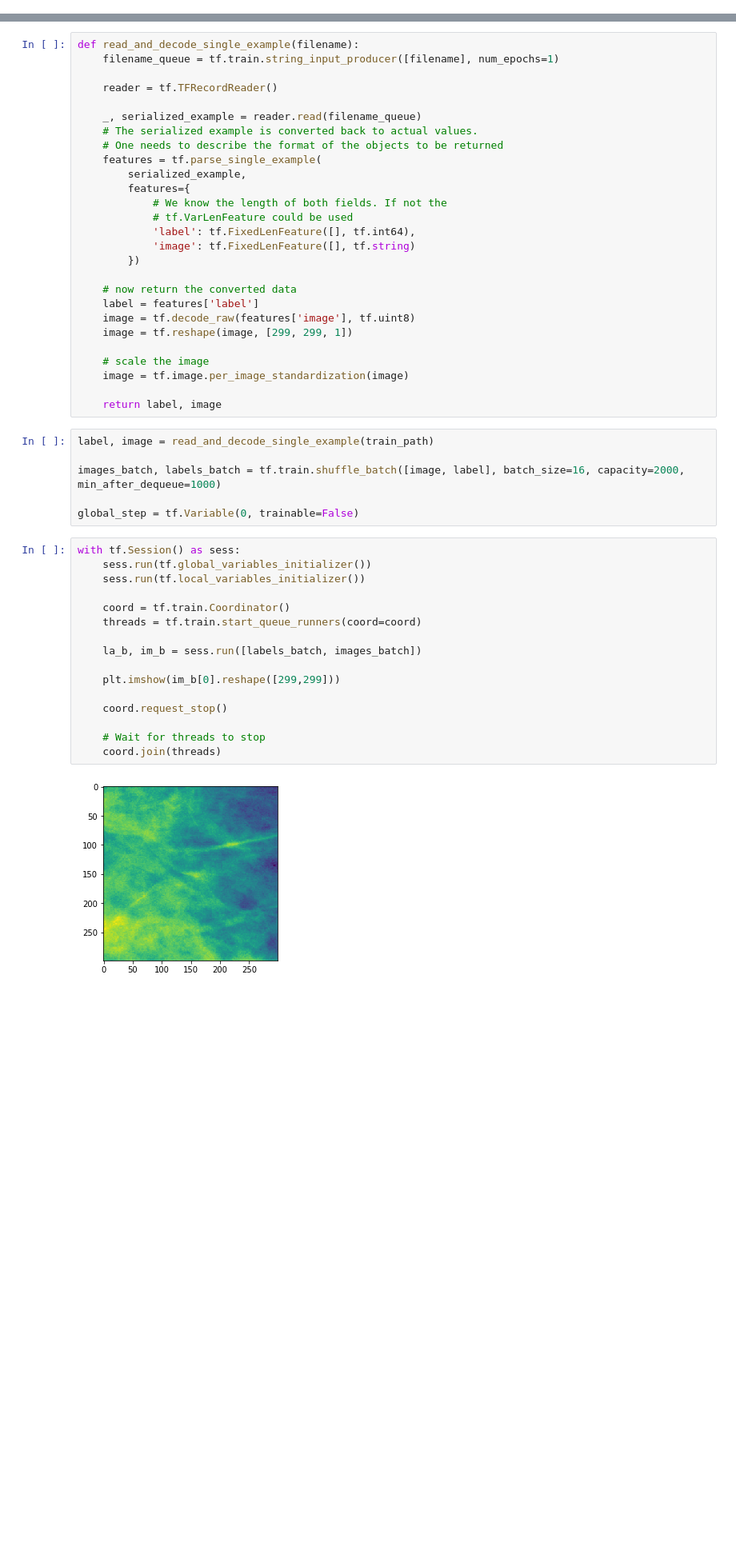
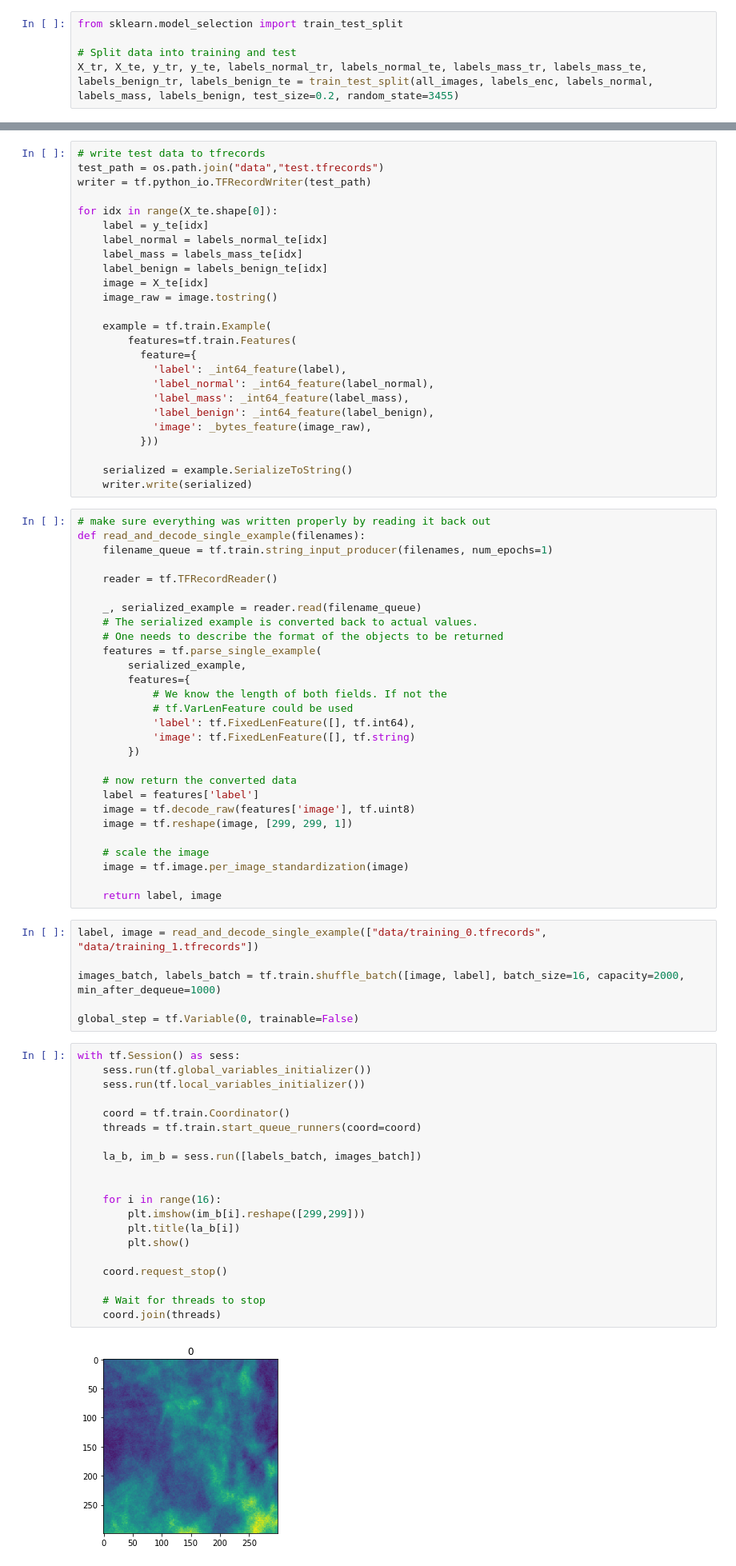
Before and after one commit to escuccim/mias-mammography, a Jupyter notebook: write_to_tfrecords.ipynb, the cells around one changed output, grey strips where cells are left out. Shown at 80% size. Cells and saved outputs as stored; diff of their text form; blank space fills up the shorter version.

```diff
--- a/write_to_tfrecords.ipynb
+++ b/write_to_tfrecords.ipynb
@@ -57,0 +89,5 @@ np.unique(labels_enc)
+# %%
+from sklearn.model_selection import train_test_split
+
+# Split data into training and test
+X_tr, X_te, y_tr, y_te, labels_normal_tr, labels_normal_te, labels_mass_tr, labels_mass_te, labels_benign_tr, labels_benign_te = train_test_split(all_images, labels_enc, labels_normal, labels_mass, labels_benign, test_size=0.2, random_state=3455)
@@ -89,6 +145,32 @@ KeyboardInterrupt:
+# %%
+# write test data to tfrecords
+test_path = os.path.join("data","test.tfrecords")
+writer = tf.python_io.TFRecordWriter(test_path)
+
+for idx in range(X_te.shape[0]):
+    label = y_te[idx]
+    label_normal = labels_normal_te[idx]
+    label_mass = labels_mass_te[idx]
+    label_benign = labels_benign_te[idx]
+    image = X_te[idx]
+    image_raw = image.tostring()
+
+    example = tf.train.Example(
+        features=tf.train.Features(
+          feature={
+            'label': _int64_feature(label),
+            'label_normal': _int64_feature(label_normal),
+            'label_mass': _int64_feature(label_mass),
+            'label_benign': _int64_feature(label_benign),
+            'image': _bytes_feature(image_raw),
+          }))
+
+    serialized = example.SerializeToString()
+    writer.write(serialized)
 # %%
-def read_and_decode_single_example(filename):
-    filename_queue = tf.train.string_input_producer([filename], num_epochs=1)
+# make sure everything was written properly by reading it back out
+def read_and_decode_single_example(filenames):
+    filename_queue = tf.train.string_input_producer(filenames, num_epochs=1)
 
     reader = tf.TFRecordReader()
 
@@ -114,7 +196,7 @@ def read_and_decode_single_example(filename):
 
     return label, image
 # %%
-label, image = read_and_decode_single_example(train_path)
+label, image = read_and_decode_single_example(["data/training_0.tfrecords", "data/training_1.tfrecords"])
 
 images_batch, labels_batch = tf.train.shuffle_batch([image, label], batch_size=16, capacity=2000, min_after_dequeue=1000)
 
@@ -122,18 +204,22 @@ global_step = tf.Variable(0, trainable=False)
 # %%
 with tf.Session() as sess:
     sess.run(tf.global_variables_initializer())
     sess.run(tf.local_variables_initializer())
 
     coord = tf.train.Coordinator()
     threads = tf.train.start_queue_runners(coord=coord)
 
     la_b, im_b = sess.run([labels_batch, images_batch])
 
-    plt.imshow(im_b[0].reshape([299,299]))
+
+    for i in range(16):
+        plt.imshow(im_b[i].reshape([299,299]))
+        plt.title(la_b[i])
+        plt.show()
 
     coord.request_stop()
 
     # Wait for threads to stop
     coord.join(threads)
 # %% [output]
-[figure, old version]
+[figure, new version]
```
Also changed, not shown: parts of 12 cells of this notebook, 12 other files.
